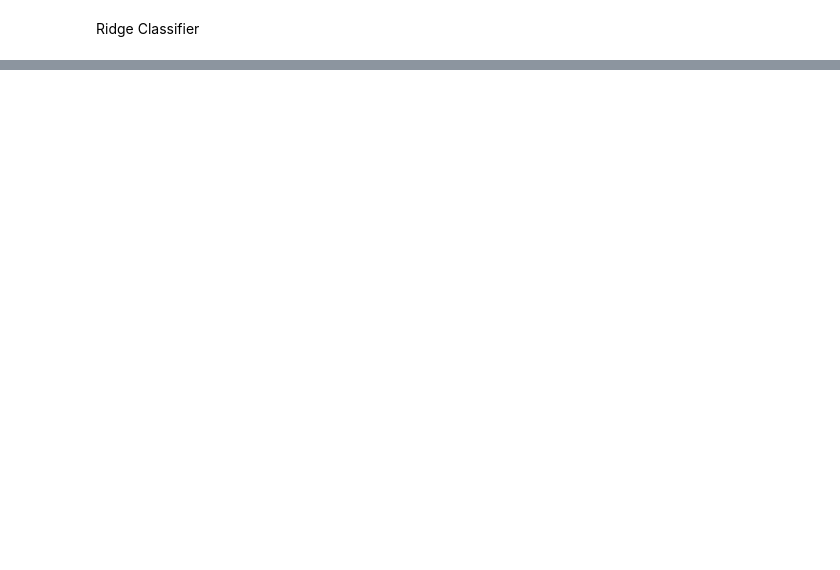
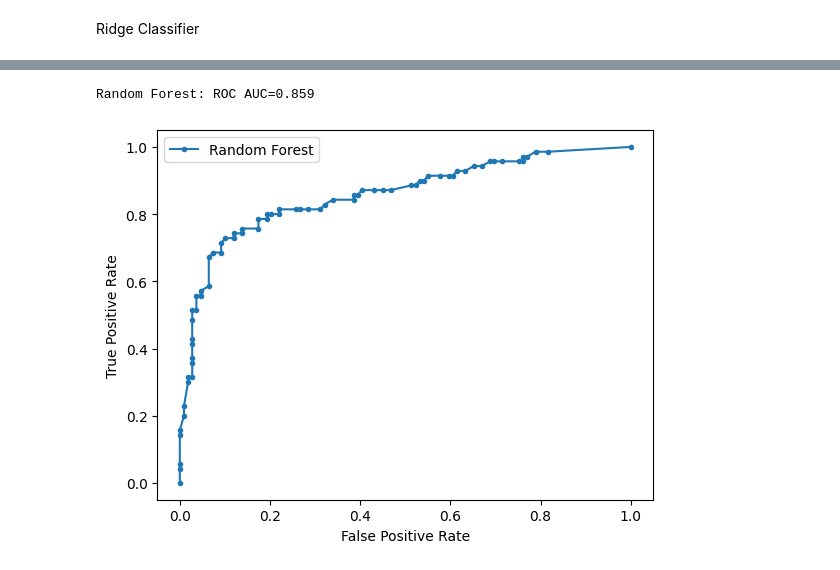
Before and after one commit to AkshatRastogi-1nC0re/HMS_Titanic_Survivability_Prediction, a Jupyter notebook: HMS_Titanic_Survivability_Prediciton.ipynb, the cells around one changed output, grey strips where cells are left out. Drawn from its saved outputs; the diff is of its cells as text; code cells hidden in the pictures; blank space fills up the shorter version.

Commit message:
K-fold cross validation and ROC curve added

```diff
--- a/HMS_Titanic_Survivability_Prediciton.ipynb
+++ b/HMS_Titanic_Survivability_Prediciton.ipynb
@@ -469,0 +535,15 @@ confusion matrix for Ridge Regression
+# %%
+# ROC curve for random forest
+rf_probs = rf.predict_proba(x_test)
+rf_probs = rf_probs[:, 1]
+rf_auc = roc_auc_score(y_test, rf_probs)
+print('Random Forest: ROC AUC=%.3f' % (rf_auc))
+rf_fpr, rf_tpr, _ = roc_curve(y_test, rf_probs)
+pyplot.plot(rf_fpr, rf_tpr, marker='.', label='Random Forest')
+pyplot.xlabel('False Positive Rate')
+pyplot.ylabel('True Positive Rate')
+pyplot.legend()
+pyplot.show()
+# %% [output]
+Random Forest: ROC AUC=0.859
+[figure, added]
```
Also changed, not shown: parts of 20 cells of this notebook.
